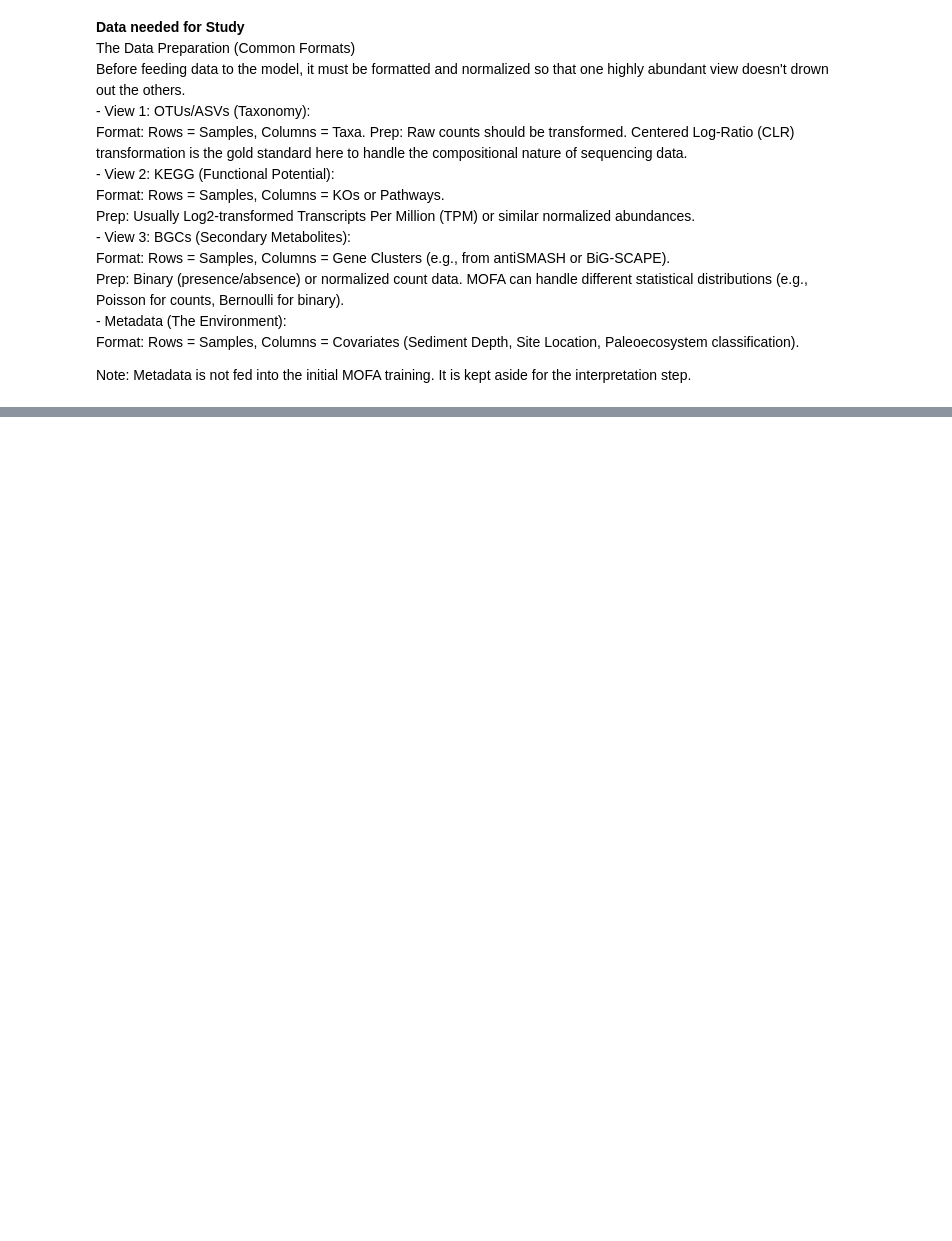
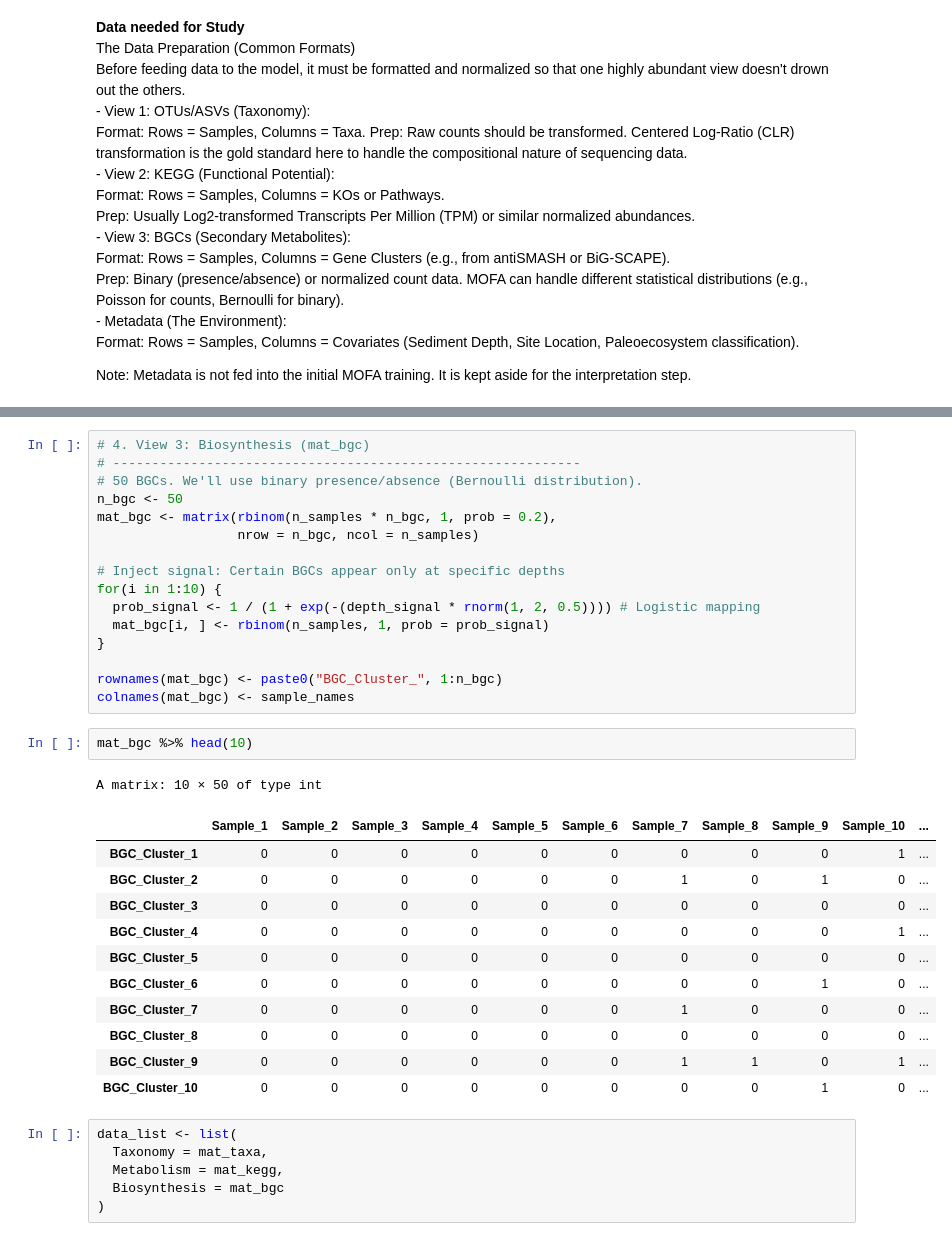
Before and after one commit to bryantchambers/AMOD_mofa2, a Jupyter notebook: notebooks/mofa2_buildnb.ipynb, the cells around one changed output, grey strips where cells are left out. Drawn from its saved outputs; the diff is of its cells as text; blank space fills up the shorter version.

```diff
--- a/notebooks/mofa2_buildnb.ipynb
+++ b/notebooks/mofa2_buildnb.ipynb
@@ -60,0 +180,37 @@ Note: Metadata is not fed into the initial MOFA training. It is kept aside for t
+# %%
+# 4. View 3: Biosynthesis (mat_bgc)
+# ------------------------------------------------------------
+# 50 BGCs. We'll use binary presence/absence (Bernoulli distribution).
+n_bgc <- 50
+mat_bgc <- matrix(rbinom(n_samples * n_bgc, 1, prob = 0.2),
+                  nrow = n_bgc, ncol = n_samples)
+
+# Inject signal: Certain BGCs appear only at specific depths
+for(i in 1:10) {
+  prob_signal <- 1 / (1 + exp(-(depth_signal * rnorm(1, 2, 0.5)))) # Logistic mapping
+  mat_bgc[i, ] <- rbinom(n_samples, 1, prob = prob_signal)
+}
+
+rownames(mat_bgc) <- paste0("BGC_Cluster_", 1:n_bgc)
+colnames(mat_bgc) <- sample_names
+# %%
+mat_bgc %>% head(10)
+# %% [output]
+A matrix: 10 × 50 of type int
+|  | Sample_1 | Sample_2 | Sample_3 | Sample_4 | Sample_5 | Sample_6 | Sample_7 | Sample_8 | Sample_9 | Sample_10 | ... |
+| BGC_Cluster_1 | 0 | 0 | 0 | 0 | 0 | 0 | 0 | 0 | 0 | 1 | ... |
+| BGC_Cluster_2 | 0 | 0 | 0 | 0 | 0 | 0 | 1 | 0 | 1 | 0 | ... |
+| BGC_Cluster_3 | 0 | 0 | 0 | 0 | 0 | 0 | 0 | 0 | 0 | 0 | ... |
+| BGC_Cluster_4 | 0 | 0 | 0 | 0 | 0 | 0 | 0 | 0 | 0 | 1 | ... |
+| BGC_Cluster_5 | 0 | 0 | 0 | 0 | 0 | 0 | 0 | 0 | 0 | 0 | ... |
+| BGC_Cluster_6 | 0 | 0 | 0 | 0 | 0 | 0 | 0 | 0 | 1 | 0 | ... |
+| BGC_Cluster_7 | 0 | 0 | 0 | 0 | 0 | 0 | 1 | 0 | 0 | 0 | ... |
+| BGC_Cluster_8 | 0 | 0 | 0 | 0 | 0 | 0 | 0 | 0 | 0 | 0 | ... |
+| BGC_Cluster_9 | 0 | 0 | 0 | 0 | 0 | 0 | 1 | 1 | 0 | 1 | ... |
+| BGC_Cluster_10 | 0 | 0 | 0 | 0 | 0 | 0 | 0 | 0 | 1 | 0 | ... |
+# %%
+data_list <- list(
+  Taxonomy = mat_taxa,
+  Metabolism = mat_kegg,
+  Biosynthesis = mat_bgc
+)
```
Also changed, not shown: parts of 17 cells of this notebook, 8 other files.
